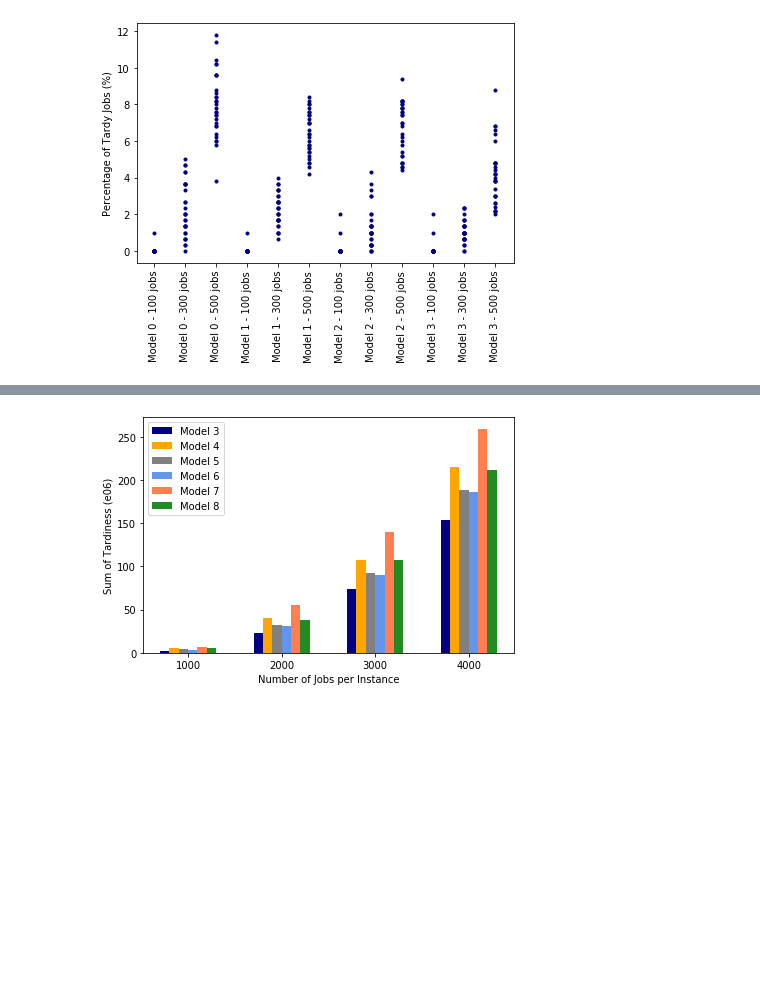
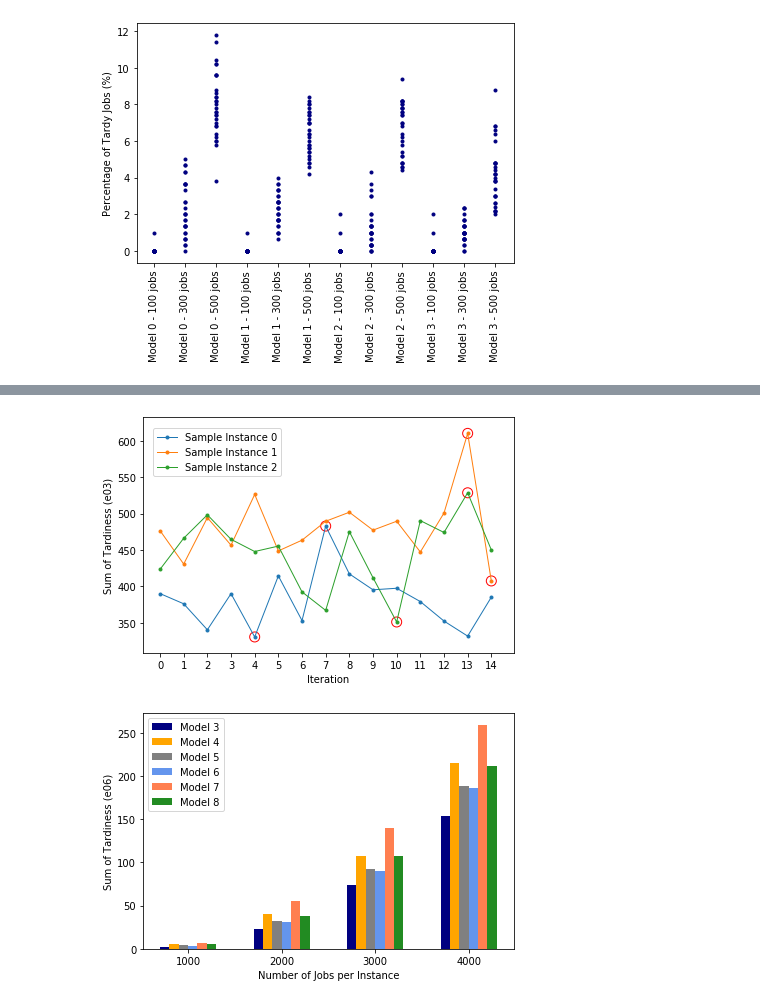
Before and after one commit to tangtan2/scheduling_composites_manufacturing, a Jupyter notebook: data/analytics/experiments_2/visualizations.ipynb, the cells around one changed output, grey strips where cells are left out. Cells and saved outputs as stored; diff of their text form; code cells hidden in the pictures; blank space fills up the shorter version.

```diff
--- a/data/analytics/experiments_2/visualizations.ipynb
+++ b/data/analytics/experiments_2/visualizations.ipynb
@@ -335,3 +338,59 @@ plt.show()
+# %%
+# graph objective values of test model 0 instances
+model0_test_instances = {}
+model0_test_instances[0] = [390257.0, 376217.0, 340512.0,
+                            390094.0, 330677.0, 414507.0,
+                            353192.0, 482960.0, 417289.0,
+                            395434.0, 397558.0, 379282.0,
+                            352527.0, 331856.0, 385309.0]
+model0_test_instances[1] = [476701.0, 430804.0, 494518.0,
+                            456699.0, 526384.0, 448848.0,
+                            463583.0, 489582.0, 501952.0,
+                            477374.0, 489587.0, 447376.0,
+                            500902.0, 610263.0, 407616.0]
+model0_test_instances[2] = [423540.0, 466266.0, 498426.0,
+                            464748.0, 448015.0, 455474.0,
+                            392547.0, 367162.0, 475313.0,
+                            412026.0, 351244.0, 490481.0,
+                            474166.0, 528678.0, 450231.0]
+fig, ax = plt.subplots()
+for i in range(3):
+    ax.plot(np.linspace(0, 14, 15),
+            [model0_test_instances[i][j] / 1000 for j in range(15)],
+            linewidth=1,
+            marker='.', label=f'Sample Instance {i}')
+ax.scatter(4, 330.677, 100,
+           marker='o',
+           facecolors='none',
+           edgecolors='r')
+ax.scatter(7, 482.960, 100,
+           marker='o',
+           facecolors='none',
+           edgecolors='r')
+ax.scatter(14, 407.616, 100,
+           marker='o',
+           facecolors='none',
+           edgecolors='r')
+ax.scatter(13, 610.263, 100,
+           marker='o',
+           facecolors='none',
+           edgecolors='r')
+ax.scatter(10, 351.244, 100,
+           marker='o',
+           facecolors='none',
+           edgecolors='r')
+ax.scatter(13, 528.678, 100,
+           marker='o',
+           facecolors='none',
+           edgecolors='r')
+ax.set_xticks(np.linspace(0, 14, 15))
+ax.set_xlabel('Iteration')
+ax.set_ylabel('Sum of Tardiness (e03)')
+fig.legend(loc='upper left', bbox_to_anchor=(0.12, 0.93))
+fig.tight_layout()
+plt.show()
+# %% [output]
+[figure, added]
 # %%
 # compare average tardiness between techniques for chapter 2
 fig, ax = plt.subplots()
```
Also changed, not shown: parts of 3 cells of this notebook, 1 other file.
